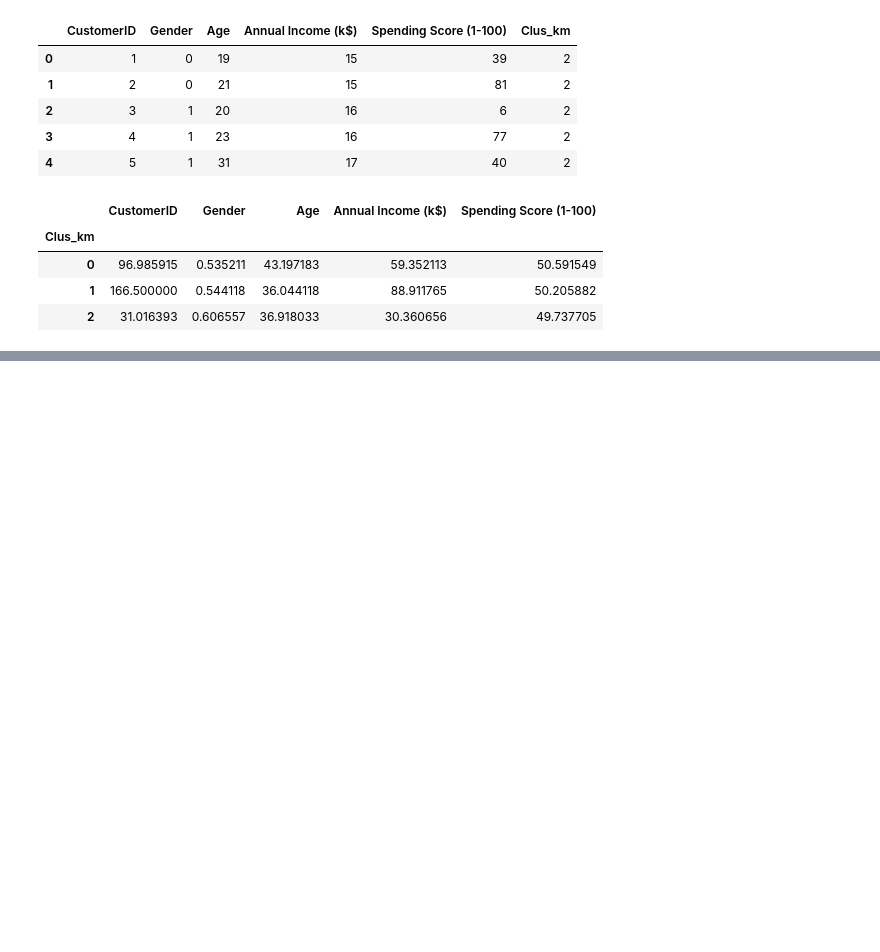
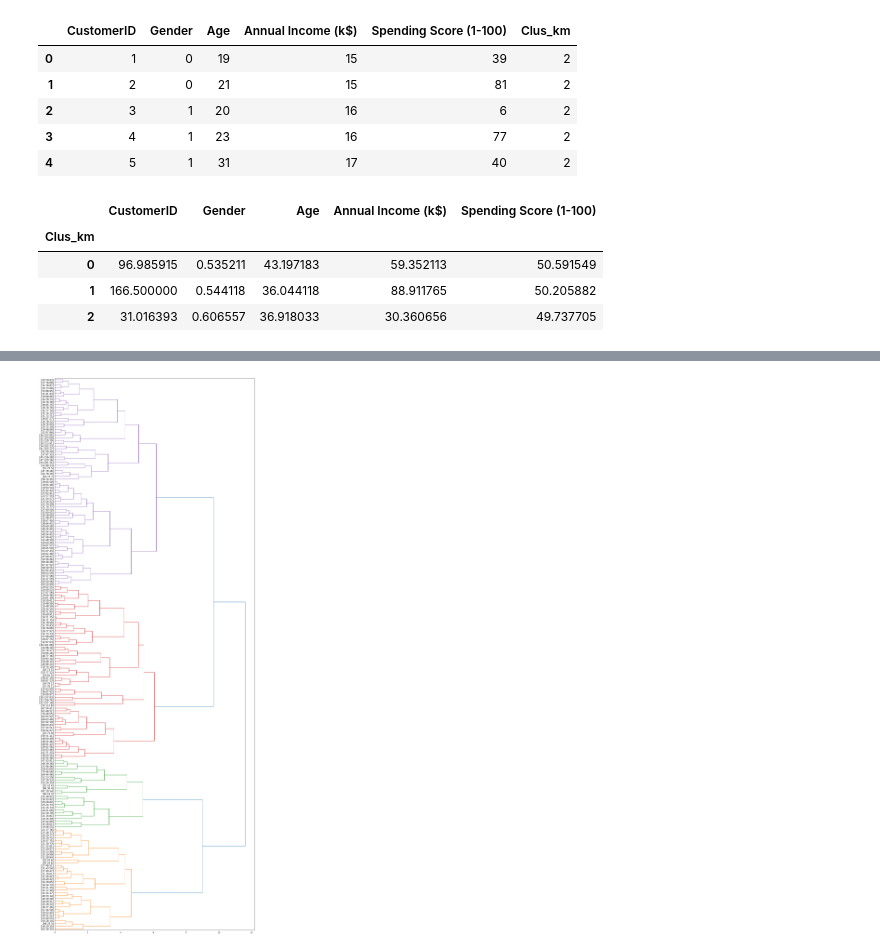
Before and after one commit to suicideland/Maktabkhooneh-Machine-Learning-with-Python, a Jupyter notebook: Season-4/Clustering.ipynb, the cells around one changed output, grey strips where cells are left out. Drawn from its saved outputs; the diff is of its cells as text; code cells hidden in the pictures; blank space fills up the shorter version.

```diff
--- a/Season-4/Clustering.ipynb
+++ b/Season-4/Clustering.ipynb
@@ -152,0 +160,4 @@ plt.show()
+# %%
+min_max_scaler = MinMaxScaler()
+feature_mtx = min_max_scaler.fit_transform(X)
+feature_mtx [0:5]
@@ -152,0 +175,3 @@ plt.show()
+# %%
+dist_matrix = euclidean_distances(feature_mtx,feature_mtx)
+print(dist_matrix)
@@ -152,0 +186,10 @@ plt.show()
+# %%
+Z_using_dist_matrix = hierarchy.linkage(dist_matrix, 'complete')
+# %%
+fig = pl.figure(figsize=(18,50))
+def llf(id):
+    return '[%s %s %s]' % (df['Age'][id], df['Annual Income (k$)'][id], df['Spending Score (1-100)'][id])
+
+dendro = hierarchy.dendrogram(Z_using_dist_matrix,  leaf_label_func = llf, leaf_rotation = 0, leaf_font_size = 12, orientation = 'right')
+# %% [output]
+[figure, added]
```
Also changed, not shown: parts of 8 cells of this notebook, 1 other file.
